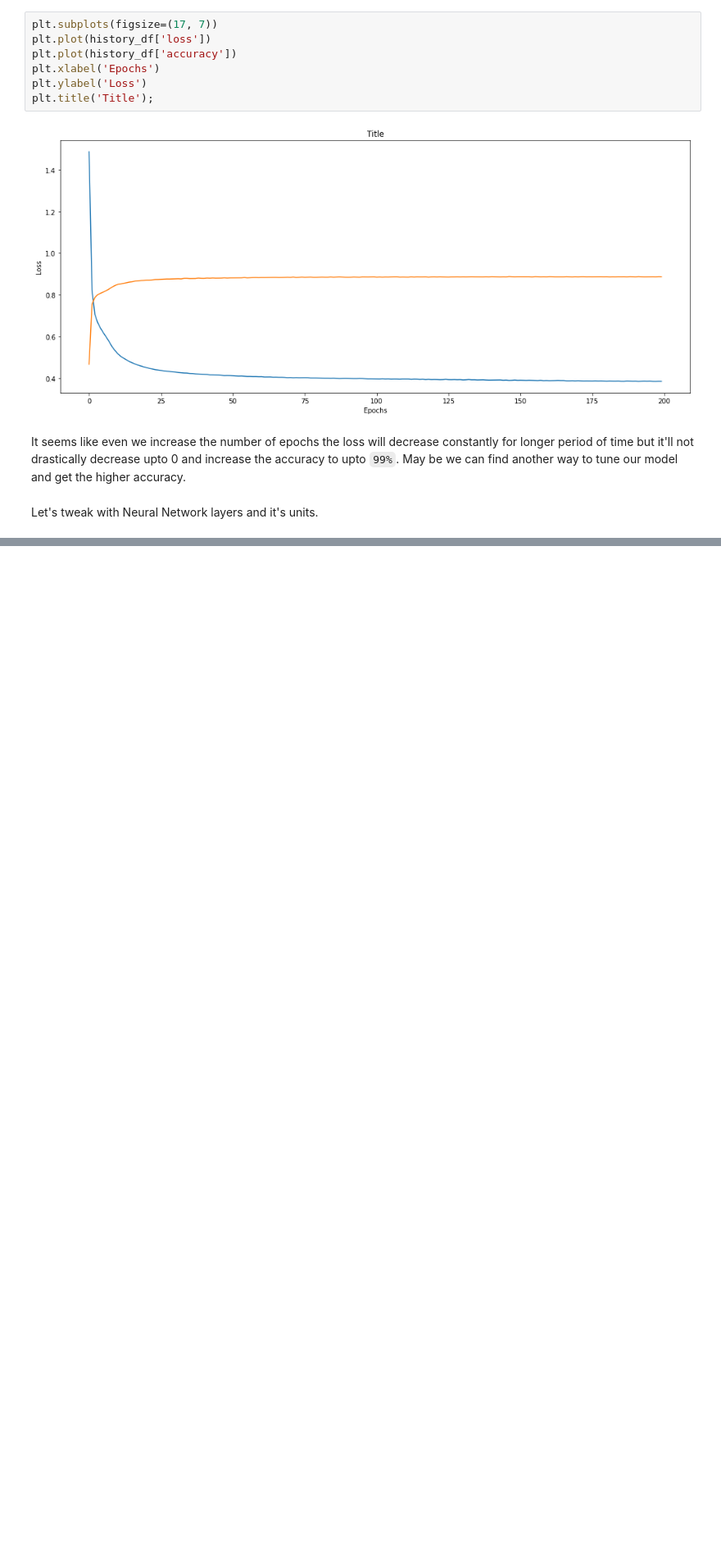
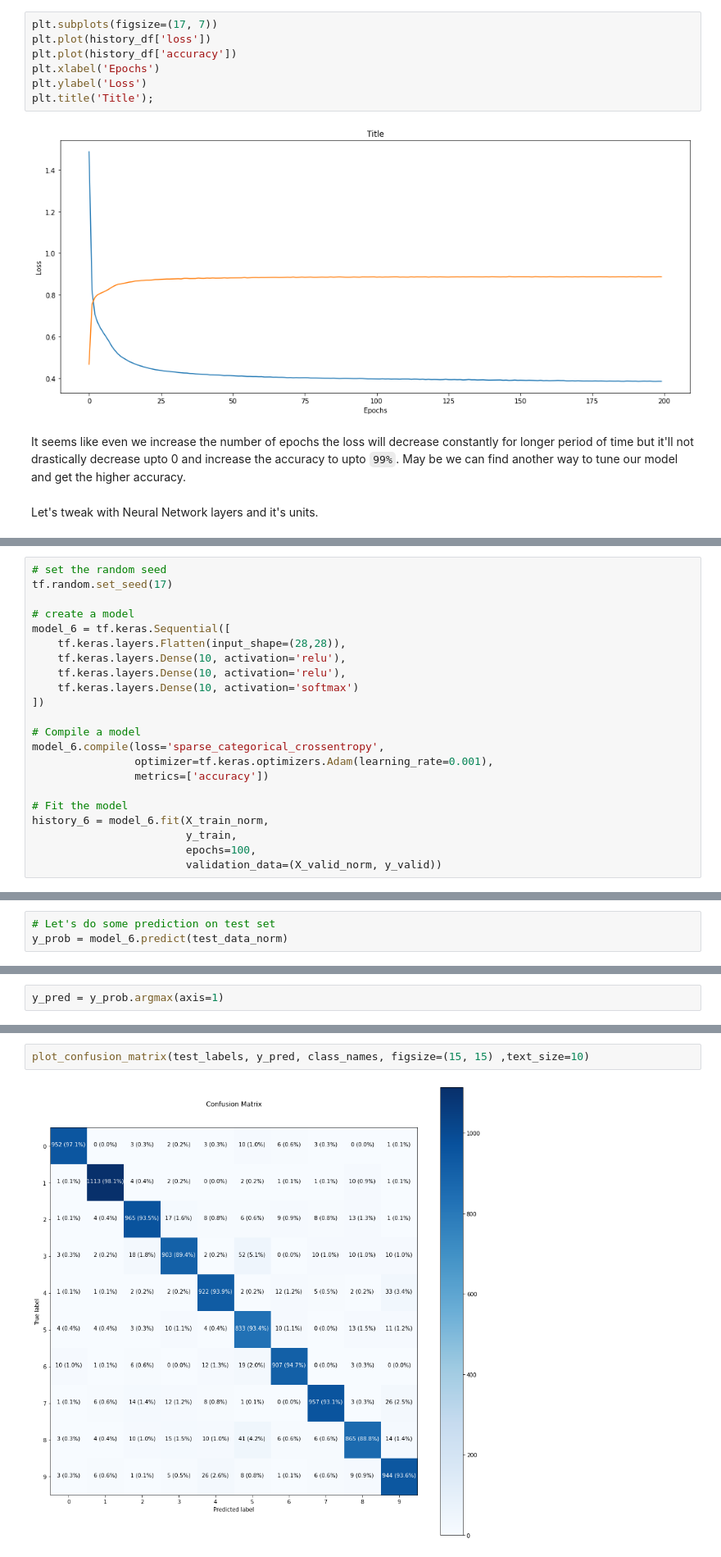
Before and after one commit to SaketMunda/mnist-digit-recognition, a Jupyter notebook: recognise_handwritten_digits.ipynb, the cells around one changed output, grey strips where cells are left out. Shown at 82% size. Drawn from its saved outputs; the diff is of its cells as text; blank space fills up the shorter version.

Commit message:
predictions on test data

```diff
--- a/recognise_handwritten_digits.ipynb
+++ b/recognise_handwritten_digits.ipynb
@@ -537,0 +551,22 @@ We can add more layers and increase the neurons in each layer.
+# %%
+# set the random seed
+tf.random.set_seed(17)
+
+# create a model
+model_6 = tf.keras.Sequential([
+    tf.keras.layers.Flatten(input_shape=(28,28)),
+    tf.keras.layers.Dense(10, activation='relu'),
+    tf.keras.layers.Dense(10, activation='relu'),
+    tf.keras.layers.Dense(10, activation='softmax')
+])
+
+# Compile a model
+model_6.compile(loss='sparse_categorical_crossentropy',
+                optimizer=tf.keras.optimizers.Adam(learning_rate=0.001),
+                metrics=['accuracy'])
+
+# Fit the model
+history_6 = model_6.fit(X_train_norm,
+                        y_train,
+                        epochs=100,
+                        validation_data=(X_valid_norm, y_valid))
@@ -537,0 +677,3 @@ We can add more layers and increase the neurons in each layer.
+# %%
+# Let's do some prediction on test set
+y_prob = model_6.predict(test_data_norm)
@@ -537,0 +703,2 @@ We can add more layers and increase the neurons in each layer.
+# %%
+y_pred = y_prob.argmax(axis=1)
@@ -537,0 +748,4 @@ We can add more layers and increase the neurons in each layer.
+# %%
+plot_confusion_matrix(test_labels, y_pred, class_names, figsize=(15, 15) ,text_size=10)
+# %% [output]
+[figure, added]
```
Also changed, not shown: parts of 25 cells of this notebook.
